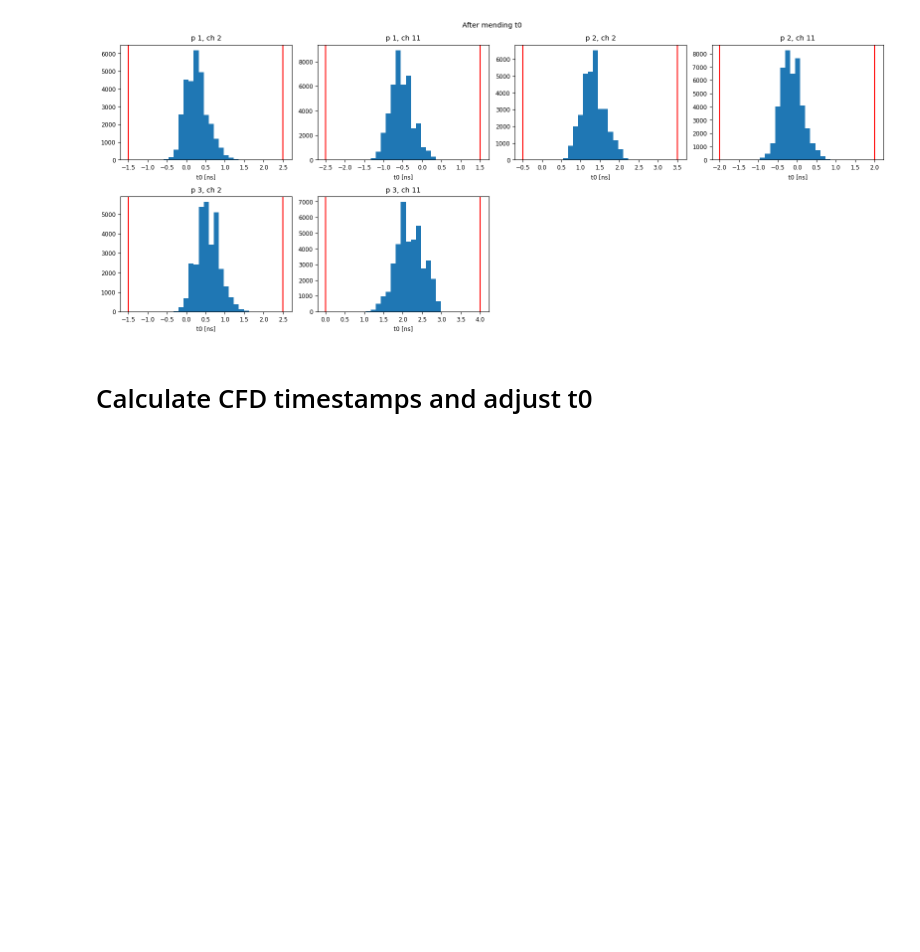
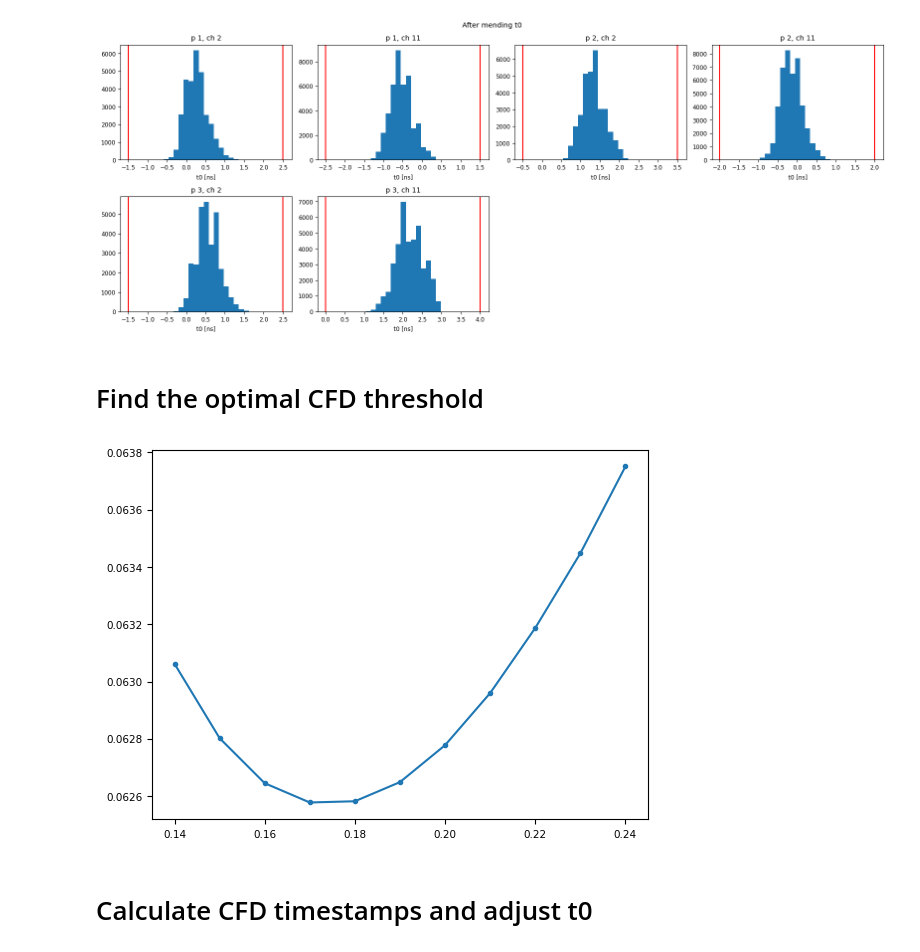
Before and after one commit to MatiXOfficial/pps-timing-ml, a Jupyter notebook: notebooks/dataset/produce_dataset.ipynb, the cells around one changed output. Saved outputs shown, nothing was run; the diff lists cells and outputs as text; code cells hidden in the pictures; blank space fills up the shorter version.

Commit message:
Started working on finding the optimal CFD threshold

```diff
--- a/notebooks/dataset/produce_dataset.ipynb
+++ b/notebooks/dataset/produce_dataset.ipynb
@@ -22,6 +19,13 @@ from matplotlib import pyplot as plt
 
 from src.cfd import CFD
 from src.waveform_data import EventData, WaveformData
+# %%
+N_JOBS = 8
+
+INPUT_PATH = '../../data/converted_input/dataset.pkl'
+DATASET_PATH = '../../data/dataset/dataset.pkl'
+
+CFD_N_BASELINE = 6
 # %% [markdown]
 # Load input
 # %%
@@ -150,3 +154,5 @@ for event_data in t0_dataset.values():
 plot_channel_data(t0_dict, 'After mending t0', 't0 [ns]', channel_t0_thresholds, bin_width=0.129955) # one bin around 1 / 7.695 ns = 0.129955 ns
 # %% [output]
 [figure]
+# %% [markdown]
+# Find the optimal CFD threshold
@@ -153,3 +185,31 @@ plot_channel_data(t0_dict, 'After mending t0', 't0 [ns]', channel_t0_thresholds,
+# %%
+def compute_avg_threshold_std(threshold):
+    print(f'Processing threshold={threshold:0.2f}...')
+    cfd = CFD(n_baseline=CFD_N_BASELINE, threshold=threshold)
+    dataset = calculate_t_cfds(t0_dataset, cfd, copy_dataset=False)
+    channel_cfd_averages, _ = find_channel_cfd_averages(dataset)
+
+    threshold_stds = []
+    for event, event_data in list(dataset.items()):
+        cfds = []
+        for plane, plane_data in list(event_data.planes.items()):
+            for channel, wav_data in list(plane_data.items()):
+                cfds.append(wav_data.t_cfd + wav_data.t0 - channel_cfd_averages[(plane, channel)])
+
+        if len(cfds) >= 2:
+            threshold_stds.append(np.std(cfds))
+
+    return threshold, np.average(threshold_stds)
+# %%
+thresholds = np.arange(0.14, 0.25, 0.01)
+average_stds = Parallel(n_jobs=N_JOBS)(delayed(compute_avg_threshold_std)(threshold) for threshold in thresholds)
+average_stds = dict(average_stds)
+# %%
+# TODO: check numbers of included stds
+plt.plot(average_stds.keys(), average_stds.values(), marker='.')
+plt.show()
+# %% [output]
+[figure, added]
 # %% [markdown]
 # Calculate CFD timestamps and adjust t0
 # %%
```
Also changed, not shown: parts of 3 cells of this notebook.
